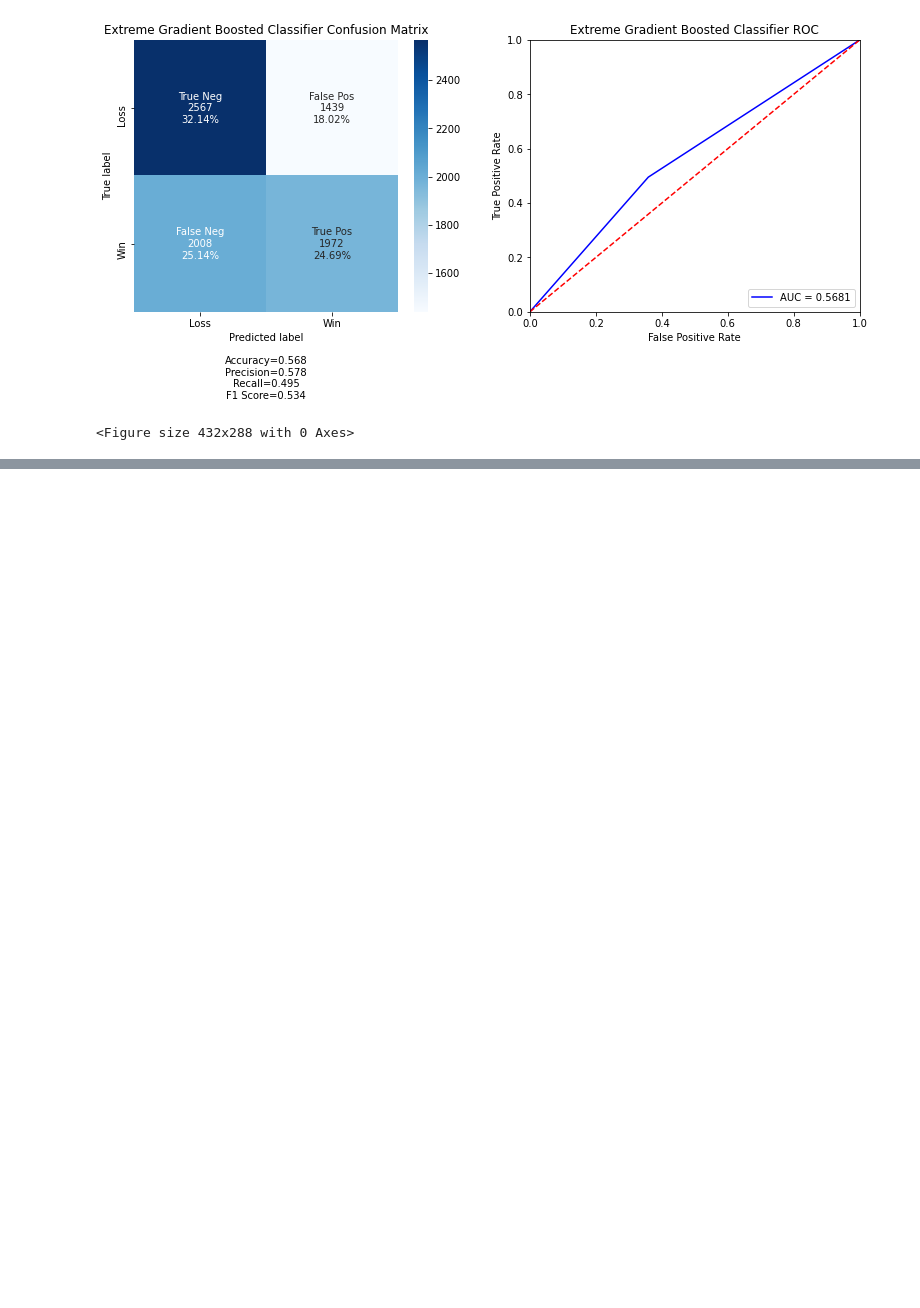
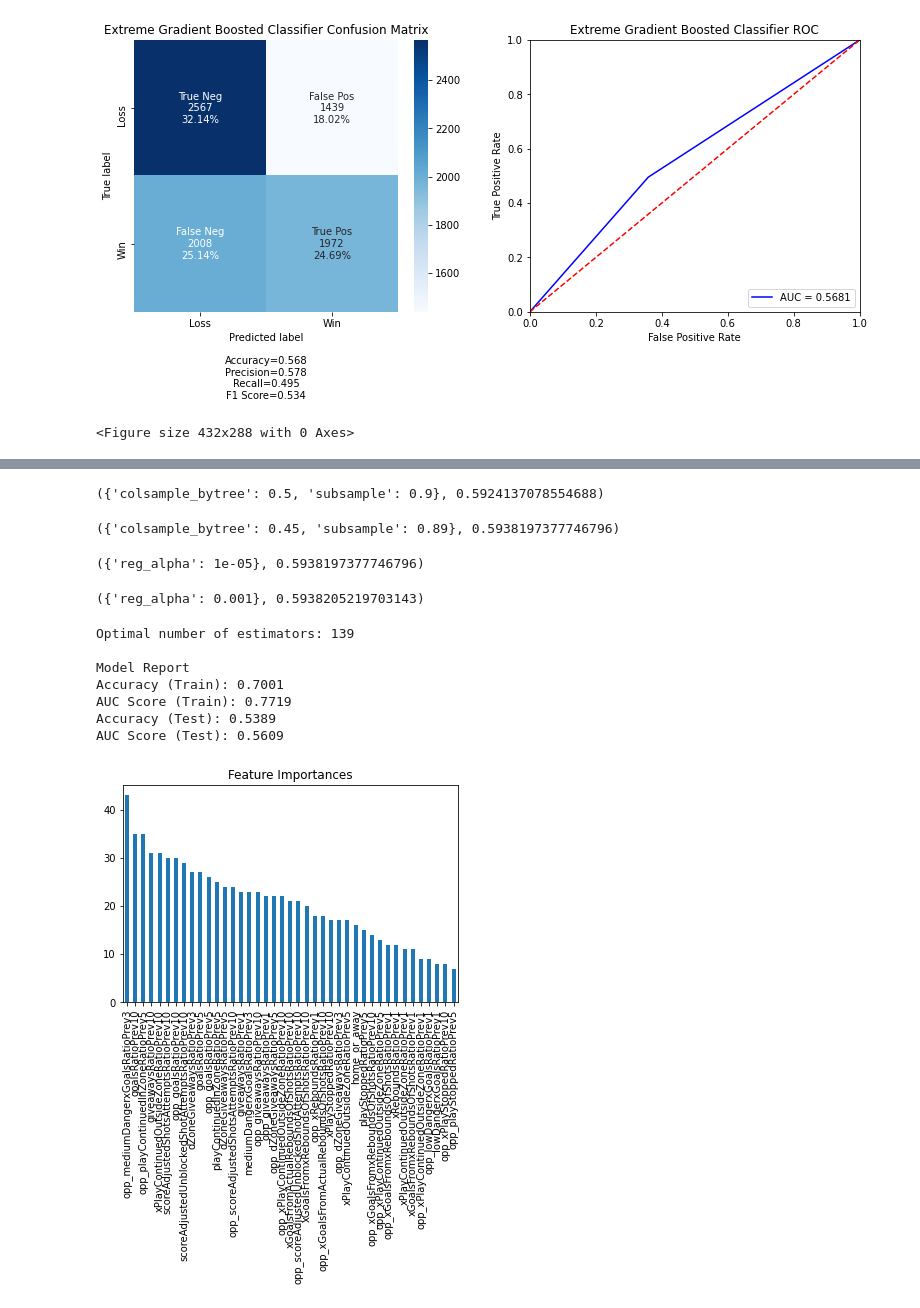
Before and after one commit to gavinmcclelland/CISC451, a Jupyter notebook: project/code/win_prediction.ipynb, the cells around one changed output, grey strips where cells are left out. Drawn from its saved outputs; the diff is of its cells as text; code cells hidden in the pictures; blank space fills up the shorter version.

```diff
--- a/project/code/win_prediction.ipynb
+++ b/project/code/win_prediction.ipynb
@@ -903,0 +888,68 @@ AUC Score (Test): 0.5703
+# %%
+subsample_grid = {
+    'subsample':[i/10.0 for i in range(4,10)],
+    'colsample_bytree':[i/10.0 for i in range(4,10)]
+}
+model = XGBClassifier(learning_rate=0.1, n_estimators=n_estimators, max_depth=depth, min_child_weight=min_child_weight, gamma=gamma,
+                      subsample=0.8, colsample_bytree=0.8, objective= 'binary:logistic', scale_pos_weight=1, seed=7)
+subsample_test = GridSearchCV(estimator = model, param_grid=subsample_grid, scoring='roc_auc', n_jobs=-1, cv=5)
+subsample_test.fit(x_train, y_train)
+subsample = subsample_test.best_params_['subsample']
+colsample_bytree = subsample_test.best_params_['colsample_bytree']
+subsample_test.best_params_, subsample_test.best_score_
+# %% [output]
+({'colsample_bytree': 0.5, 'subsample': 0.9}, 0.5924137078554688)
+# %%
+refined_subsample_grid = {
+    'subsample':[i/100.0 for i in range(85,95)],
+    'colsample_bytree':[i/100.0 for i in range(45,55)]
+}
+model = XGBClassifier(learning_rate=0.1, n_estimators=n_estimators, max_depth=depth, min_child_weight=min_child_weight, gamma=gamma,
+                      subsample=0.8, colsample_bytree=0.8, objective= 'binary:logistic', scale_pos_weight=1, seed=7)
+refined_subsample_test = GridSearchCV(estimator = model, param_grid=refined_subsample_grid, scoring='roc_auc', n_jobs=-1, cv=5)
+refined_subsample_test.fit(x_train, y_train)
+subsample = refined_subsample_test.best_params_['subsample']
+colsample_bytree = refined_subsample_test.best_params_['colsample_bytree']
+refined_subsample_test.best_params_, refined_subsample_test.best_score_
+# %% [output]
+({'colsample_bytree': 0.45, 'subsample': 0.89}, 0.5938197377746796)
+# %%
+reg_alpha_grid = {
+    'reg_alpha':[1e-5, 1e-2, 0.1, 1, 100]
+}
+model = XGBClassifier(learning_rate=0.1, n_estimators=n_estimators, max_depth=depth, min_child_weight=min_child_weight,
+                      gamma=gamma, subsample=subsample, colsample_bytree=colsample_bytree, objective= 'binary:logistic',
+                      scale_pos_weight=1, seed=7)
+reg_alpha_test = GridSearchCV(estimator = model, param_grid=reg_alpha_grid, scoring='roc_auc', n_jobs=-1, cv=5)
+reg_alpha_test.fit(x_train, y_train)
+reg_alpha = reg_alpha_test.best_params_['reg_alpha']
+reg_alpha_test.best_params_, reg_alpha_test.best_score_
+# %% [output]
+({'reg_alpha': 1e-05}, 0.5938197377746796)
+# %%
+reg_alpha_grid = {
+    'reg_alpha':[0, 1e-8, 1e-7, 1e-6, 1e-5, 1e-4, 1e-3, 1e-2]
+}
+model = XGBClassifier(learning_rate=0.1, n_estimators=n_estimators, max_depth=depth, min_child_weight=min_child_weight,
+                      gamma=gamma, subsample=subsample, colsample_bytree=colsample_bytree, objective= 'binary:logistic',
+                      scale_pos_weight=1, seed=7)
+reg_alpha_test = GridSearchCV(estimator = model, param_grid=reg_alpha_grid, scoring='roc_auc', n_jobs=-1, cv=5)
+reg_alpha_test.fit(x_train, y_train)
+reg_alpha = reg_alpha_test.best_params_['reg_alpha']
+reg_alpha_test.best_params_, reg_alpha_test.best_score_
+# %% [output]
+({'reg_alpha': 0.001}, 0.5938205219703143)
+# %%
+tuned_model = XGBClassifier(learning_rate=0.1, n_estimators=1000, max_depth=depth, min_child_weight=min_child_weight,
+                      gamma=gamma, subsample=subsample, colsample_bytree=colsample_bytree, reg_alpha=reg_alpha,
+                      objective= 'binary:logistic', scale_pos_weight=1, seed=7)
+n_estimators = xgboost_modelfit(tuned_model, x_train, y_train, x_test, y_test)
+# %% [output]
+Optimal number of estimators: 139
+
+Model Report
+Accuracy (Train): 0.7001
+AUC Score (Train): 0.7719
+Accuracy (Test): 0.5389
+AUC Score (Test): 0.5609
+[figure, added]
```
Also changed, not shown: parts of 28 cells of this notebook, 11 other files.
